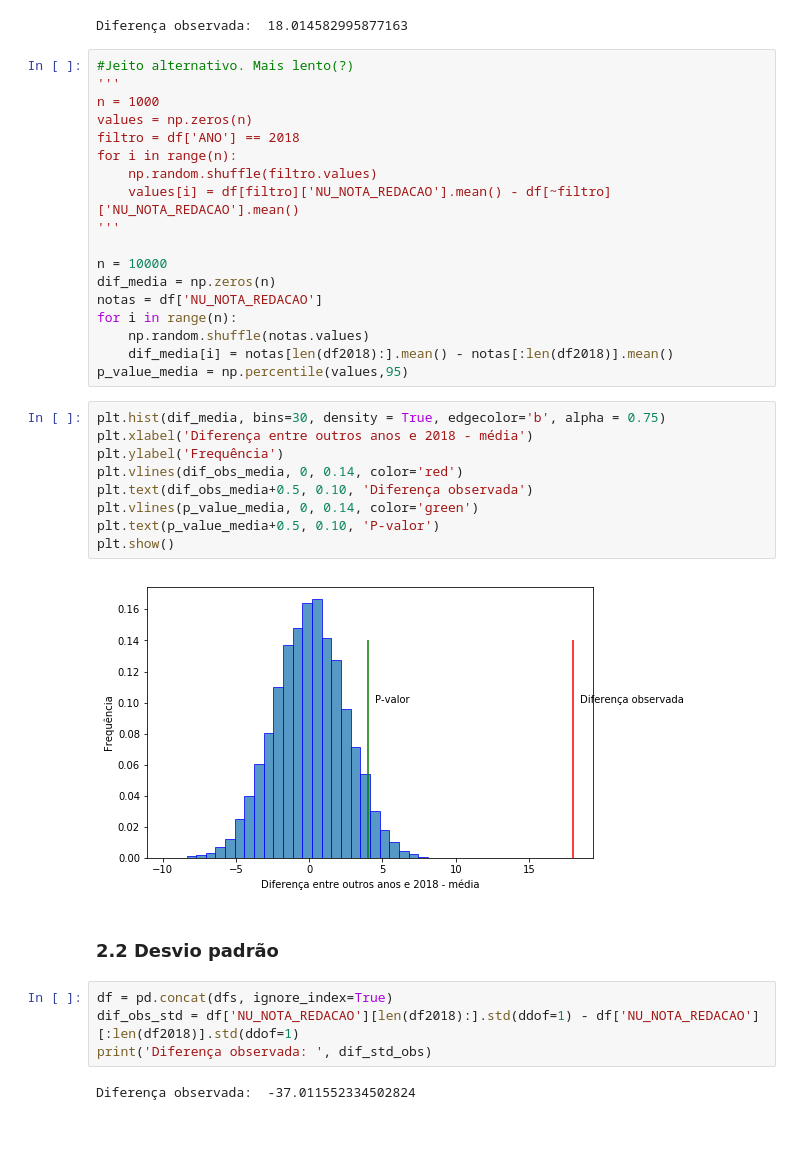
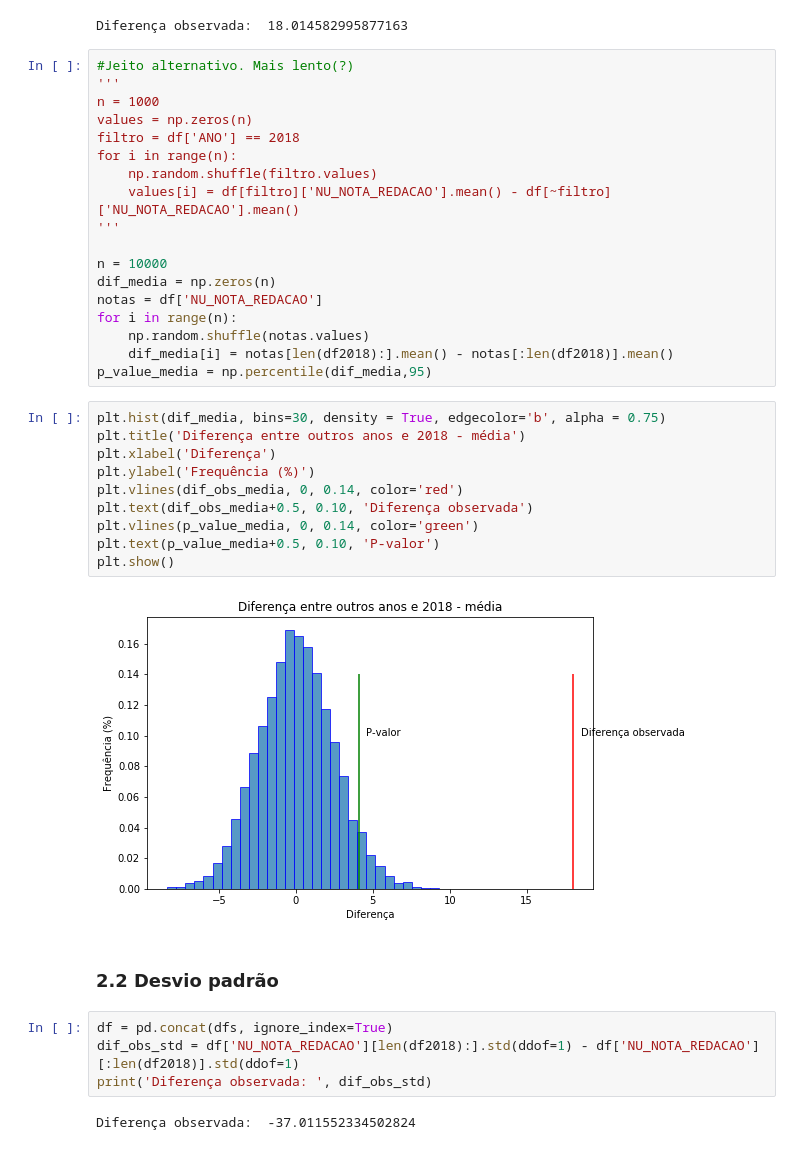
Before and after one commit to barbaragribeiro/enem-data-analysis, a Jupyter notebook: analise_redacao.ipynb, the cells around one changed output. Saved outputs shown, nothing was run; the diff lists cells and outputs as text.

```diff
--- a/analise_redacao.ipynb
+++ b/analise_redacao.ipynb
@@ -101,24 +107,25 @@ notas = df['NU_NOTA_REDACAO']
 for i in range(n):
     np.random.shuffle(notas.values)
     dif_media[i] = notas[len(df2018):].mean() - notas[:len(df2018)].mean()
-p_value_media = np.percentile(values,95)
+p_value_media = np.percentile(dif_media,95)
 # %%
 plt.hist(dif_media, bins=30, density = True, edgecolor='b', alpha = 0.75)
-plt.xlabel('Diferença entre outros anos e 2018 - média')
-plt.ylabel('Frequência')
+plt.title('Diferença entre outros anos e 2018 - média')
+plt.xlabel('Diferença')
+plt.ylabel('Frequência (%)')
 plt.vlines(dif_obs_media, 0, 0.14, color='red')
 plt.text(dif_obs_media+0.5, 0.10, 'Diferença observada')
 plt.vlines(p_value_media, 0, 0.14, color='green')
 plt.text(p_value_media+0.5, 0.10, 'P-valor')
 plt.show()
 # %% [output]
-[figure, old version]
+[figure, new version]
 # %% [markdown]
 ### 2.2 Desvio padrão
 # %%
 df = pd.concat(dfs, ignore_index=True)
 dif_obs_std = df['NU_NOTA_REDACAO'][len(df2018):].std(ddof=1) - df['NU_NOTA_REDACAO'][:len(df2018)].std(ddof=1)
-print('Diferença observada: ', dif_std_obs)
+print('Diferença observada: ', dif_obs_std)
 # %% [output]
 Diferença observada:  -37.011552334502824
 # %%
```
Also changed, not shown: parts of 5 cells of this notebook.
